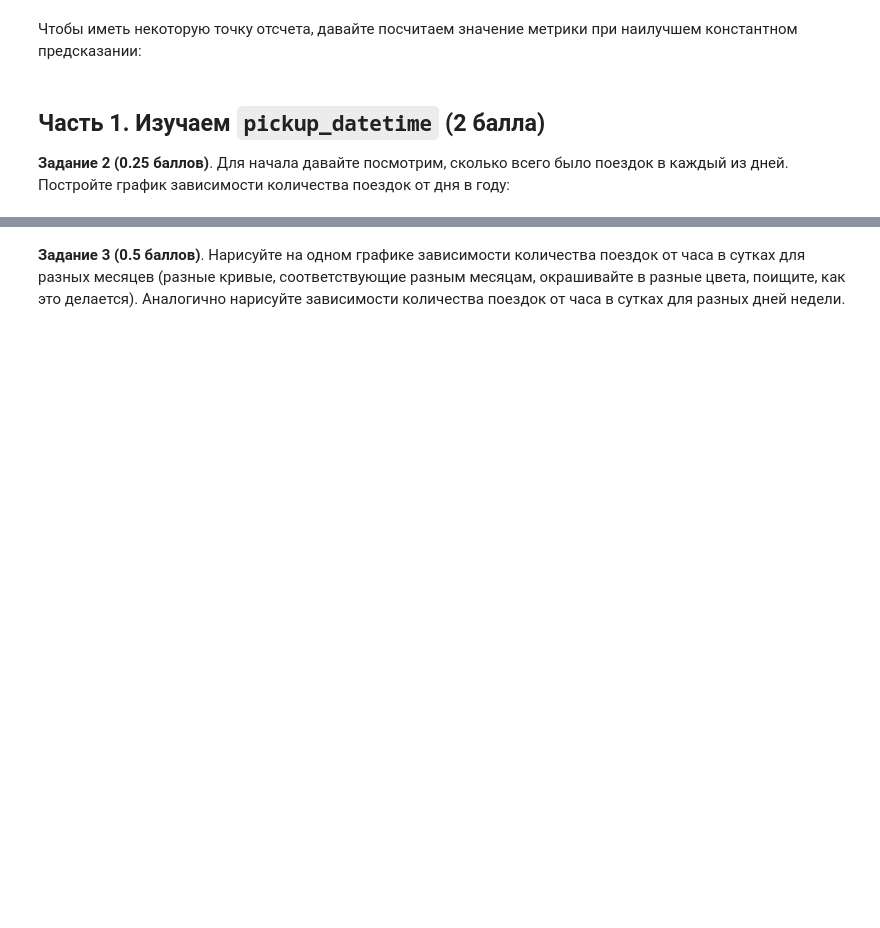
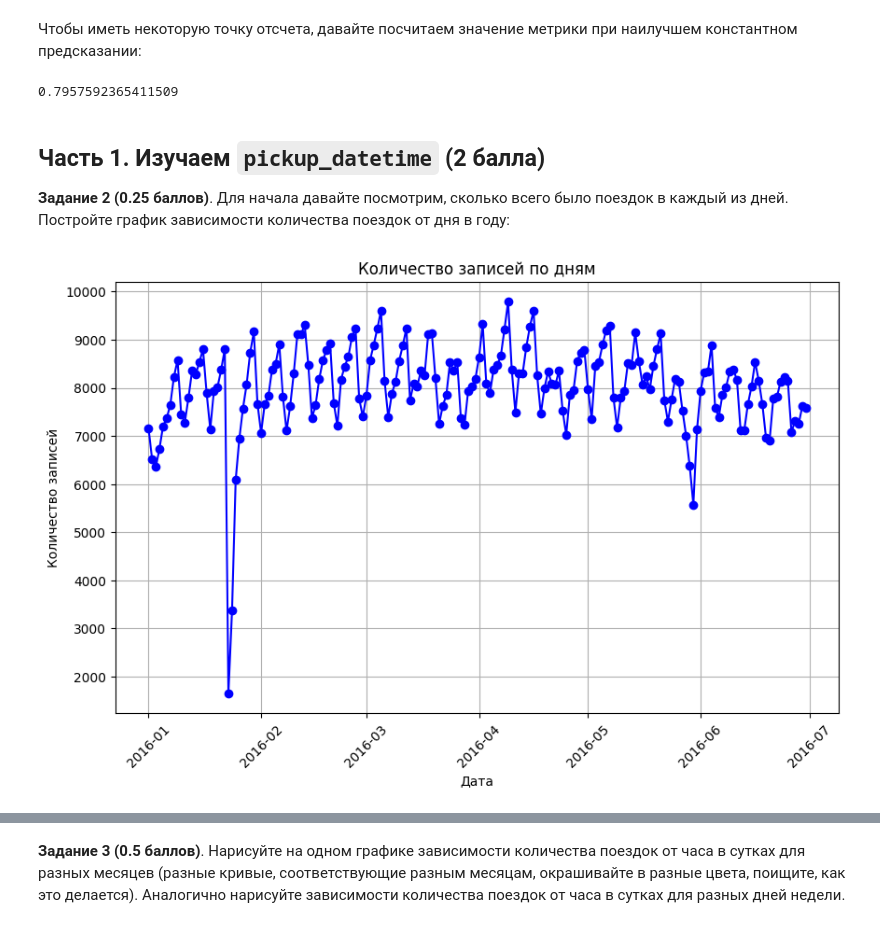
Before and after one commit to AndreiPolischuk/ML_HOMEWORKS, a Jupyter notebook: HW2/homework_practice_02_linregr-Полищук.ipynb, the cells around one changed output, grey strips where cells are left out. Cells and saved outputs as stored; diff of their text form; code cells hidden in the pictures; blank space fills up the shorter version.

```diff
--- a/HW2/homework_practice_02_linregr-Полищук.ipynb
+++ b/HW2/homework_practice_02_linregr-Полищук.ipynb
@@ -162,12 +197,14 @@ $$\text{RMSLE}(X, y, a) = \sqrt{\frac{1}{\ell}\sum_{i=1}^{\ell} \big(\log{(\exp(
 Чтобы иметь некоторую точку отсчета, давайте посчитаем значение метрики при наилучшем константном предсказании:
 # %%
 def rmsle(log1p_y_true, log1p_y_pred):
-    #╰( ͡° ͜ʖ ͡° )つ──☆*:・ﾟ
-    raise NotImplementedError
+    return np.sqrt(np.mean(np.power(log1p_y_true - log1p_y_pred, 2)))
 
-rmsle_best_const = ...
+
+rmsle_best_const = rmsle(df.log_trip_duration, np.mean(df.log_trip_duration))
 print(rmsle_best_const)
 assert np.allclose(rmsle_best_const, 0.79575, 1e-4)
+# %% [output]
+0.7957592365411509
 # %% [markdown]
 ## Часть 1. Изучаем `pickup_datetime` (2 балла)
 
@@ -176,0 +212,15 @@ assert np.allclose(rmsle_best_const, 0.79575, 1e-4)
+# %%
+df_grouped = df.groupby(pd.Grouper(key='pickup_datetime', freq='D')).size().reset_index(name='count')
+# %%
+plt.figure(figsize=(10, 6))
+plt.plot(df_grouped['pickup_datetime'], df_grouped['count'], marker='o', linestyle='-', color='b')
+
+plt.title("Количество записей по дням")
+plt.xlabel("Дата")
+plt.ylabel("Количество записей")
+plt.xticks(rotation=45)
+plt.grid(visible=True)
+
+plt.show()
+# %% [output]
+[figure, added]
```
Also changed, not shown: parts of 15 cells of this notebook.
